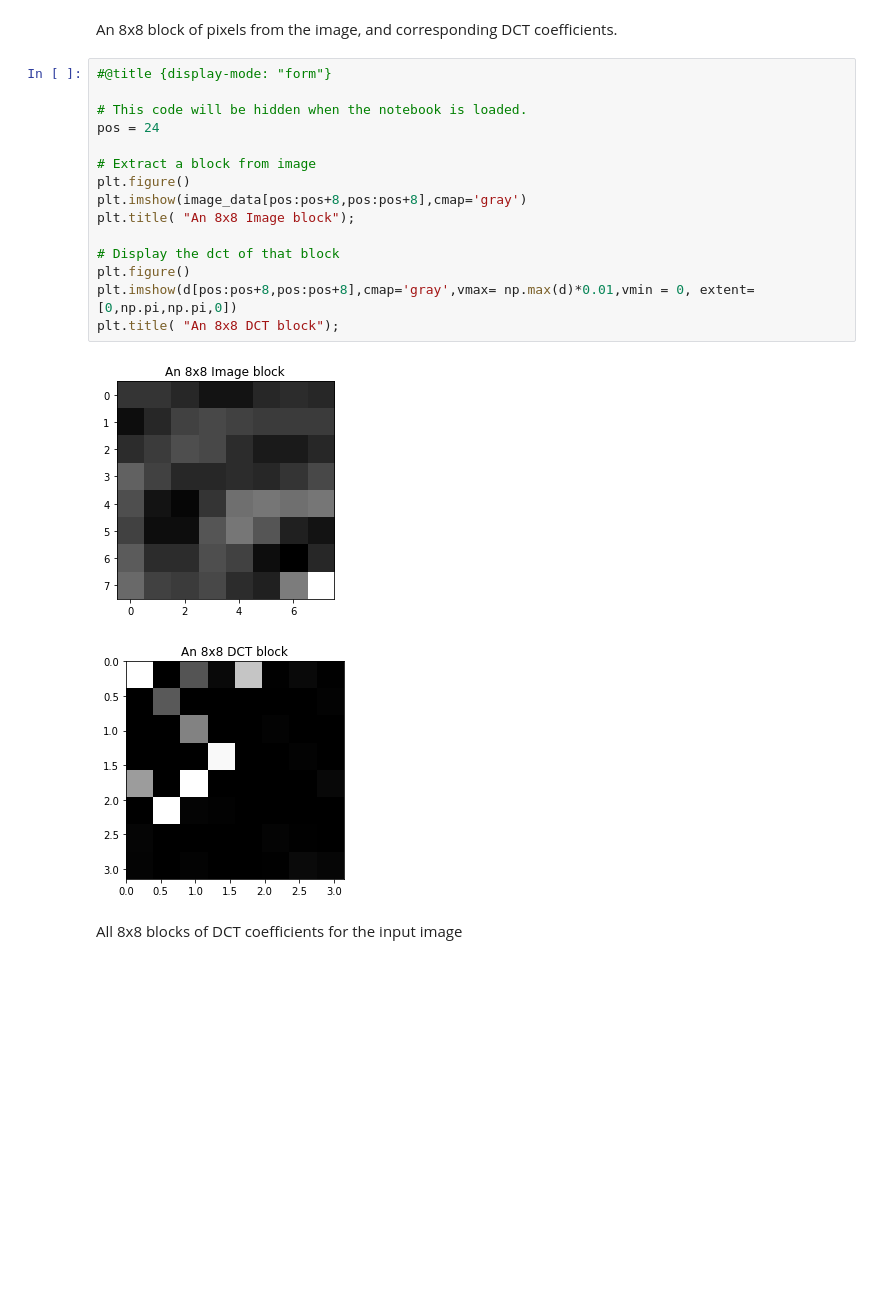
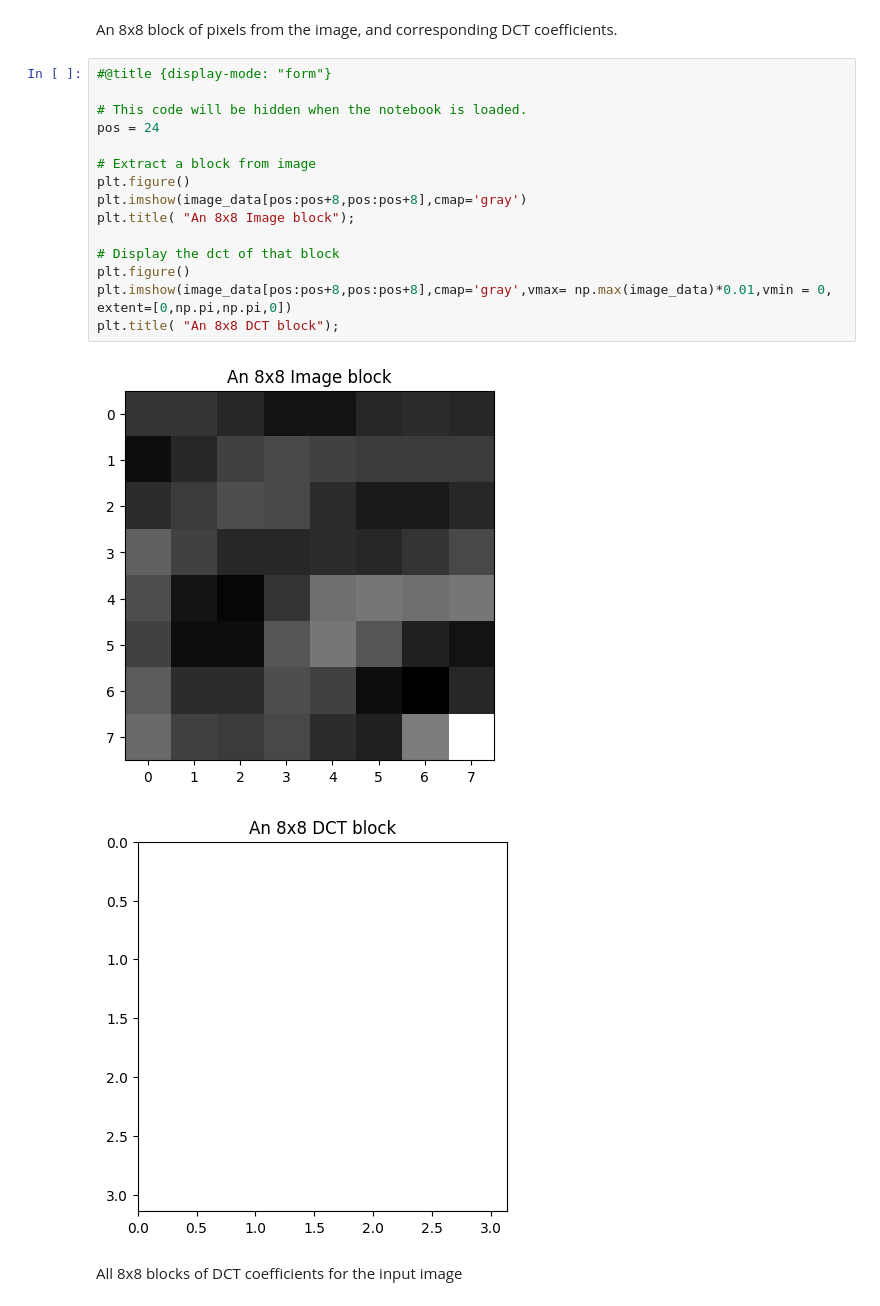
Before and after one commit to vinayshanbhag/math, a Jupyter notebook: Discrete_Cosine_Transform.ipynb, the cells around one changed output. Drawn from its saved outputs; the diff is of its cells as text; blank space fills up the shorter version.

```diff
--- a/Discrete_Cosine_Transform.ipynb
+++ b/Discrete_Cosine_Transform.ipynb
@@ -412,21 +412,21 @@ An 8x8 block of pixels from the image, and corresponding DCT coefficients.
 # %%
 #@title {display-mode: "form"}
 
 # This code will be hidden when the notebook is loaded.
 pos = 24
 
 # Extract a block from image
 plt.figure()
 plt.imshow(image_data[pos:pos+8,pos:pos+8],cmap='gray')
 plt.title( "An 8x8 Image block");
 
 # Display the dct of that block
 plt.figure()
-plt.imshow(d[pos:pos+8,pos:pos+8],cmap='gray',vmax= np.max(d)*0.01,vmin = 0, extent=[0,np.pi,np.pi,0])
+plt.imshow(image_data[pos:pos+8,pos:pos+8],cmap='gray',vmax= np.max(image_data)*0.01,vmin = 0, extent=[0,np.pi,np.pi,0])
 plt.title( "An 8x8 DCT block");
 # %% [output]
-[figure, old version]
+[figure, new version]
-[figure, old version]
+[figure, new version]
 # %% [markdown]
 All 8x8 blocks of DCT coefficients for the input image
 # %%
```
Also changed, not shown: parts of 9 cells of this notebook.
